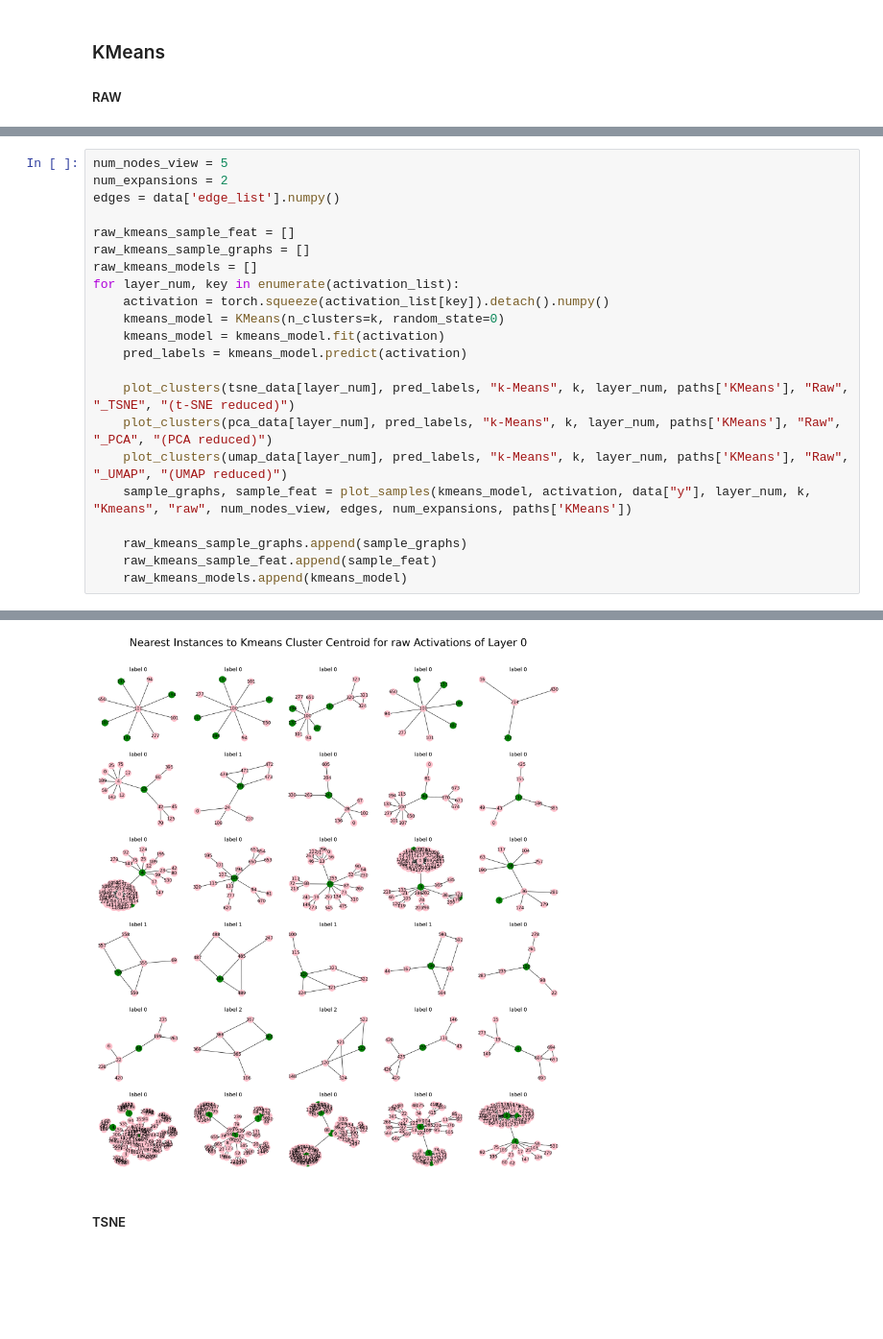
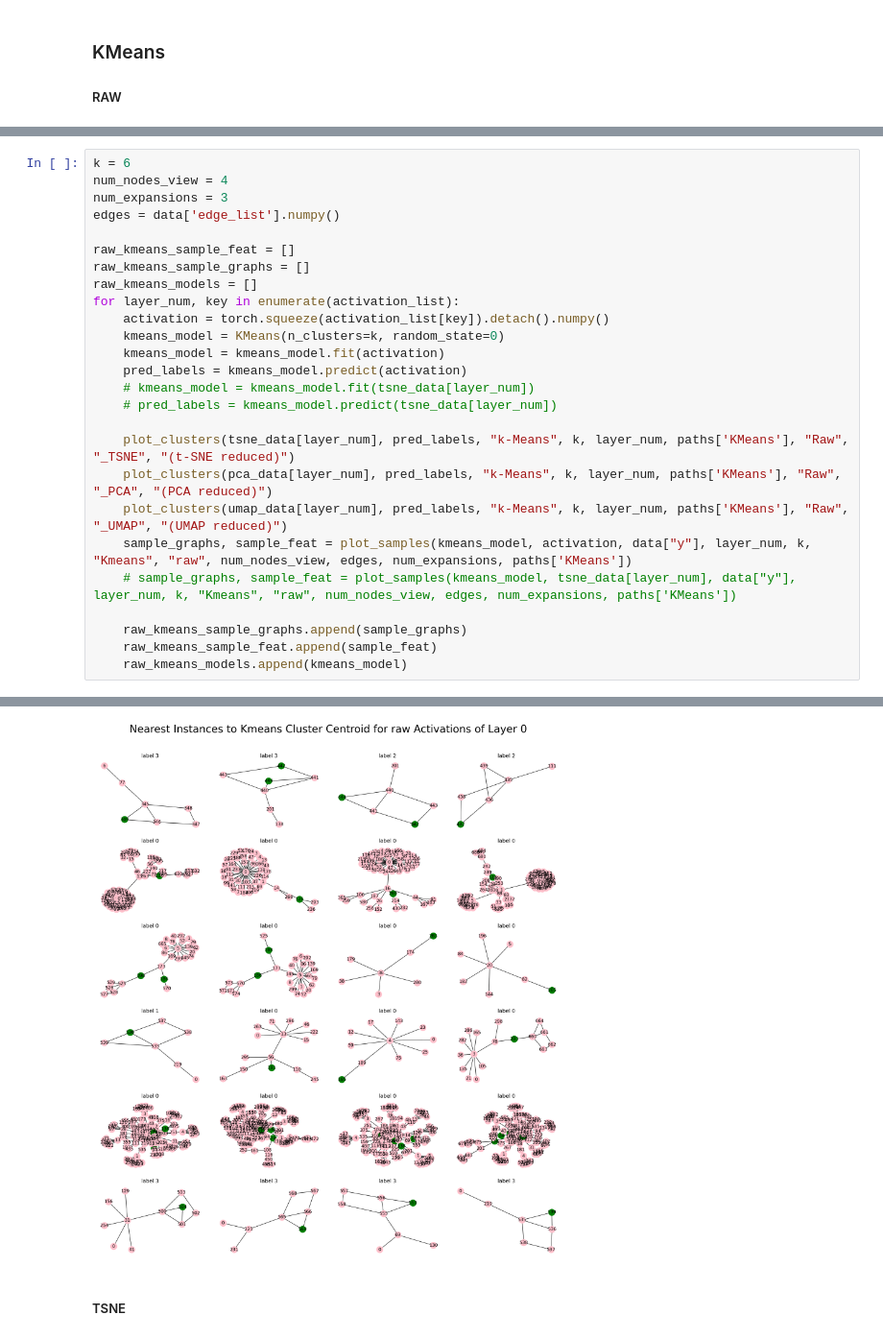
Before and after one commit to CharlotteMagister/GCExplainer, a Jupyter notebook: src/GAE_BA_Shapes.ipynb, the cells around one changed output, grey strips where cells are left out. Shown at 96% size. Drawn from its saved outputs; the diff is of its cells as text; blank space fills up the shorter version.

```diff
--- a/src/GAE_BA_Shapes.ipynb
+++ b/src/GAE_BA_Shapes.ipynb
@@ -215,6 +255,7 @@ for layer_num, key in enumerate(activation_list):
 # %%
-num_nodes_view = 5
-num_expansions = 2
+k = 6
+num_nodes_view = 4
+num_expansions = 3
 edges = data['edge_list'].numpy()
 
 raw_kmeans_sample_feat = []
@@ -225,11 +266,14 @@ for layer_num, key in enumerate(activation_list):
     kmeans_model = KMeans(n_clusters=k, random_state=0)
     kmeans_model = kmeans_model.fit(activation)
     pred_labels = kmeans_model.predict(activation)
+    # kmeans_model = kmeans_model.fit(tsne_data[layer_num])
+    # pred_labels = kmeans_model.predict(tsne_data[layer_num])
 
     plot_clusters(tsne_data[layer_num], pred_labels, "k-Means", k, layer_num, paths['KMeans'], "Raw", "_TSNE", "(t-SNE reduced)")
     plot_clusters(pca_data[layer_num], pred_labels, "k-Means", k, layer_num, paths['KMeans'], "Raw", "_PCA", "(PCA reduced)")
     plot_clusters(umap_data[layer_num], pred_labels, "k-Means", k, layer_num, paths['KMeans'], "Raw", "_UMAP", "(UMAP reduced)")
     sample_graphs, sample_feat = plot_samples(kmeans_model, activation, data["y"], layer_num, k, "Kmeans", "raw", num_nodes_view, edges, num_expansions, paths['KMeans'])
+    # sample_graphs, sample_feat = plot_samples(kmeans_model, tsne_data[layer_num], data["y"], layer_num, k, "Kmeans", "raw", num_nodes_view, edges, num_expansions, paths['KMeans'])
 
     raw_kmeans_sample_graphs.append(sample_graphs)
     raw_kmeans_sample_feat.append(sample_feat)
@@ -241,4 +285,4 @@ for layer_num, key in enumerate(activation_list):
-[figure, old version]
+[figure, new version]
 # %% [markdown]
 ##### TSNE
 # %%
```
Also changed, not shown: parts of 14 cells of this notebook.
